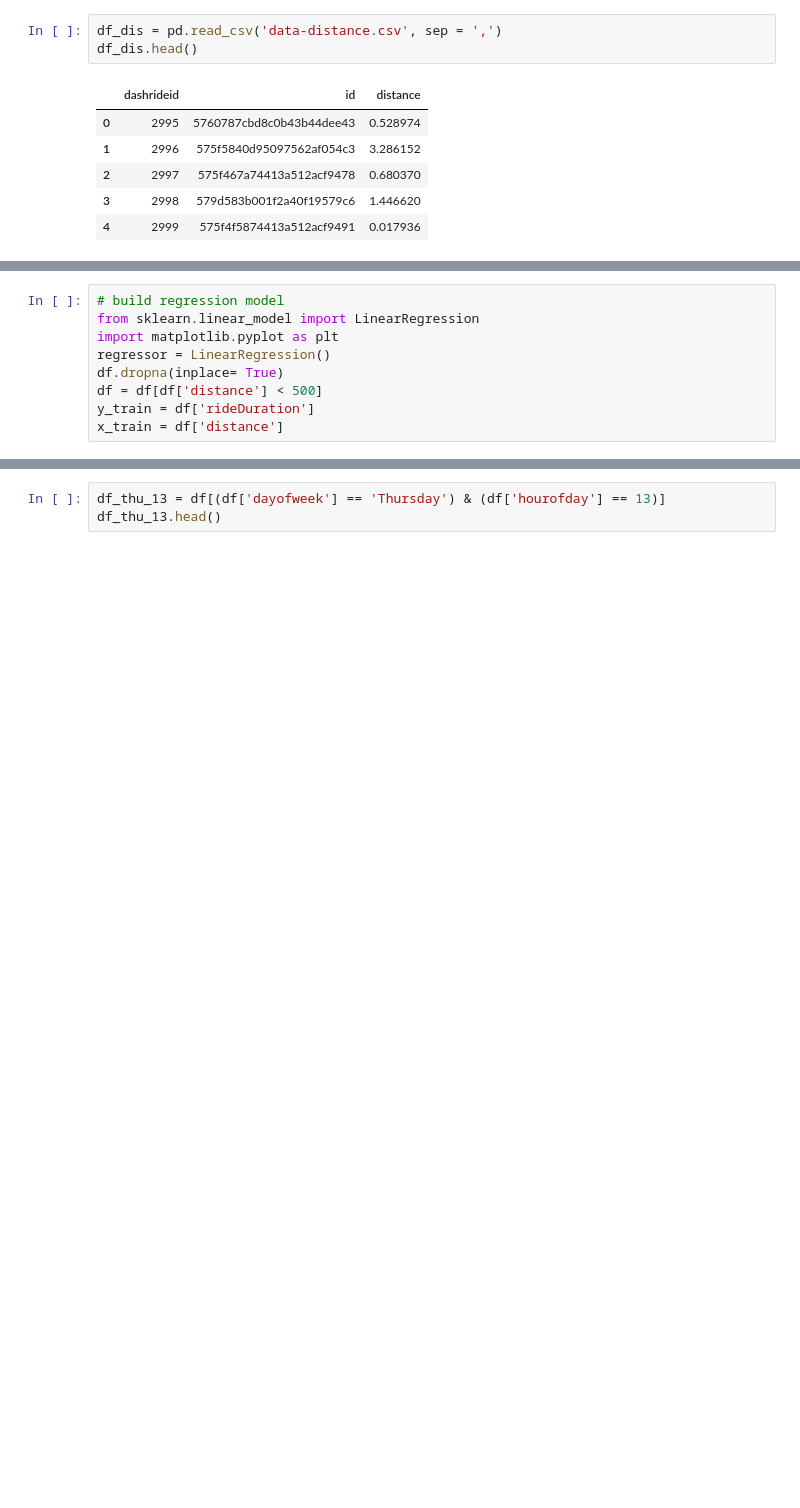
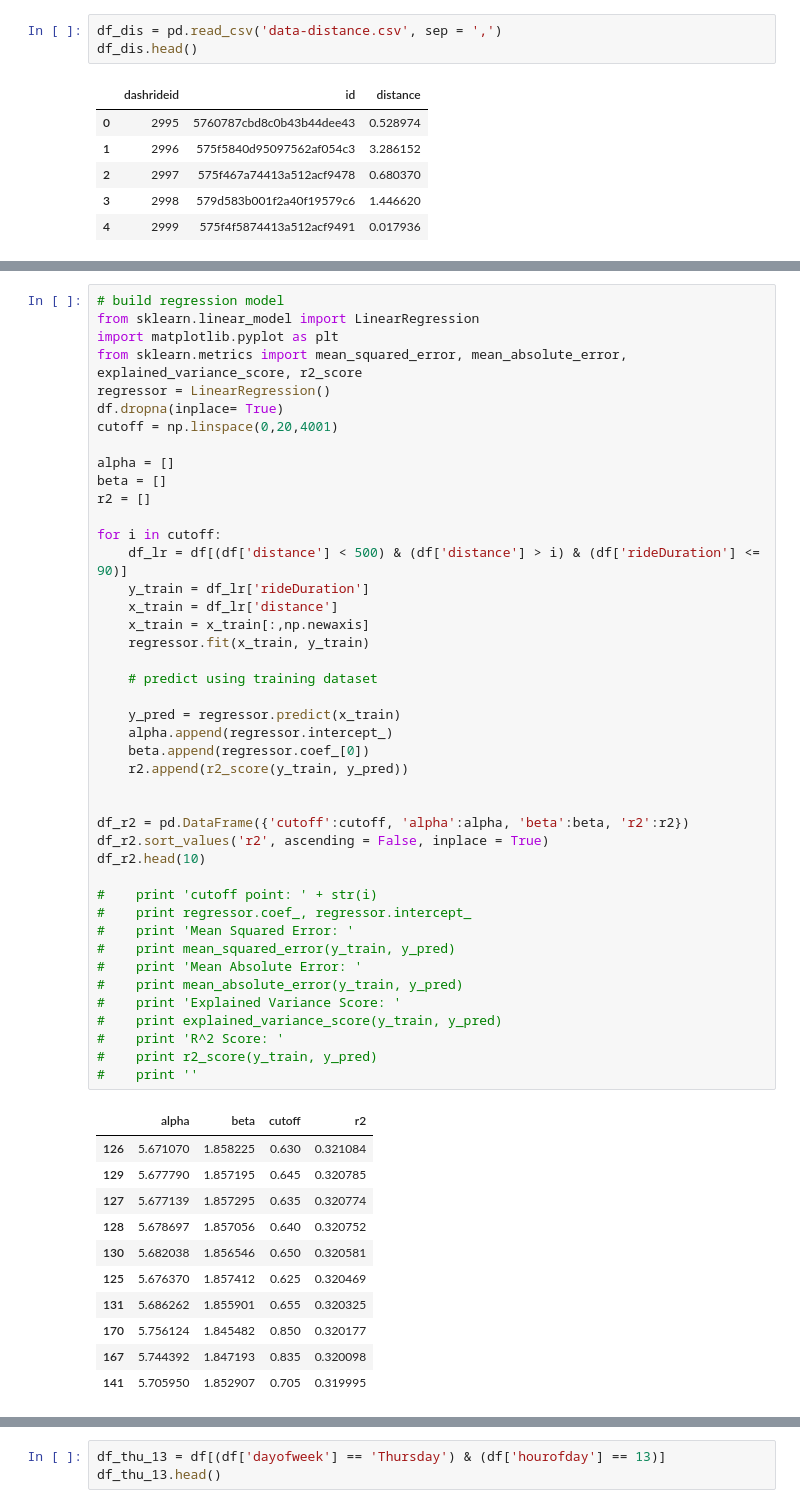
Before and after one commit to jingruli11/capstone, a Jupyter notebook: Clustering_new.ipynb, the cells around one changed output, grey strips where cells are left out. Drawn from its saved outputs; the diff is of its cells as text; blank space fills up the shorter version.

Commit message:
commit 15
update lr model for computing speed

```diff
--- a/Clustering_new.ipynb
+++ b/Clustering_new.ipynb
@@ -296,12 +296,3 @@ df.head()
 | 2 | 575f467a74413a512acf9478 | 2BB-2775B | 1 | 5745f470ec29abd620058930 | Any vehicle | 2016-06-13 23:48:00 | 2016-06-14 00:19:15 | ... |
 | 3 | 579d583b001f2a40f19579c6 | 35F-0FB39 | 1 | 578b613411ad1c57e5abb808 | Any vehicle | 2016-07-31 01:45:00 | 2016-07-31 01:56:26 | ... |
 | 4 | 579d583b001f2a40f19579c6 | 35F-0FB39 | 1 | 578b613411ad1c57e5abb808 | Any vehicle | 2016-07-31 01:45:00 | 2016-07-31 01:56:26 | ... |
-# %%
-# build regression model
-from sklearn.linear_model import LinearRegression
-import matplotlib.pyplot as plt
-regressor = LinearRegression()
-df.dropna(inplace= True)
-df = df[df['distance'] < 500]
-y_train = df['rideDuration']
-x_train = df['distance']
@@ -310 +320,56 @@ x_train = x_train[:,np.newaxis]
+# %%
+# build regression model
+from sklearn.linear_model import LinearRegression
+import matplotlib.pyplot as plt
+from sklearn.metrics import mean_squared_error, mean_absolute_error, explained_variance_score, r2_score
+regressor = LinearRegression()
+df.dropna(inplace= True)
+cutoff = np.linspace(0,20,4001)
+
+alpha = []
+beta = []
+r2 = []
+
+for i in cutoff:
+    df_lr = df[(df['distance'] < 500) & (df['distance'] > i) & (df['rideDuration'] <= 90)]
+    y_train = df_lr['rideDuration']
+    x_train = df_lr['distance']
+    x_train = x_train[:,np.newaxis]
+    regressor.fit(x_train, y_train)
+
+    # predict using training dataset
+
+    y_pred = regressor.predict(x_train)
+    alpha.append(regressor.intercept_)
+    beta.append(regressor.coef_[0])
+    r2.append(r2_score(y_train, y_pred))
+
+
+df_r2 = pd.DataFrame({'cutoff':cutoff, 'alpha':alpha, 'beta':beta, 'r2':r2})
+df_r2.sort_values('r2', ascending = False, inplace = True)
+df_r2.head(10)
+
+#    print 'cutoff point: ' + str(i)
+#    print regressor.coef_, regressor.intercept_
+#    print 'Mean Squared Error: '
+#    print mean_squared_error(y_train, y_pred)
+#    print 'Mean Absolute Error: '
+#    print mean_absolute_error(y_train, y_pred)
+#    print 'Explained Variance Score: '
+#    print explained_variance_score(y_train, y_pred)
+#    print 'R^2 Score: '
+#    print r2_score(y_train, y_pred)
+#    print ''
+# %% [output]
+|  | alpha | beta | cutoff | r2 |
+| 126 | 5.671070 | 1.858225 | 0.630 | 0.321084 |
+| 129 | 5.677790 | 1.857195 | 0.645 | 0.320785 |
+| 127 | 5.677139 | 1.857295 | 0.635 | 0.320774 |
+| 128 | 5.678697 | 1.857056 | 0.640 | 0.320752 |
+| 130 | 5.682038 | 1.856546 | 0.650 | 0.320581 |
+| 125 | 5.676370 | 1.857412 | 0.625 | 0.320469 |
+| 131 | 5.686262 | 1.855901 | 0.655 | 0.320325 |
+| 170 | 5.756124 | 1.845482 | 0.850 | 0.320177 |
+| 167 | 5.744392 | 1.847193 | 0.835 | 0.320098 |
+| 141 | 5.705950 | 1.852907 | 0.705 | 0.319995 |
 # %%
```
Also changed, not shown: parts of 7 cells of this notebook.
